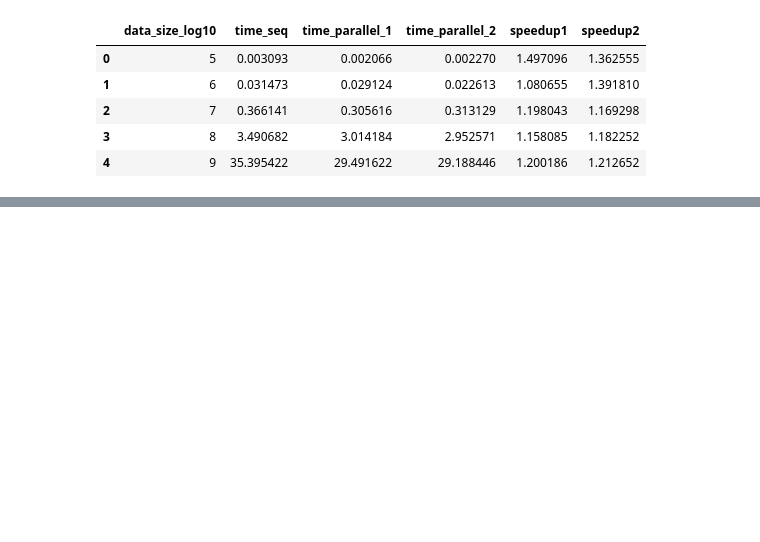
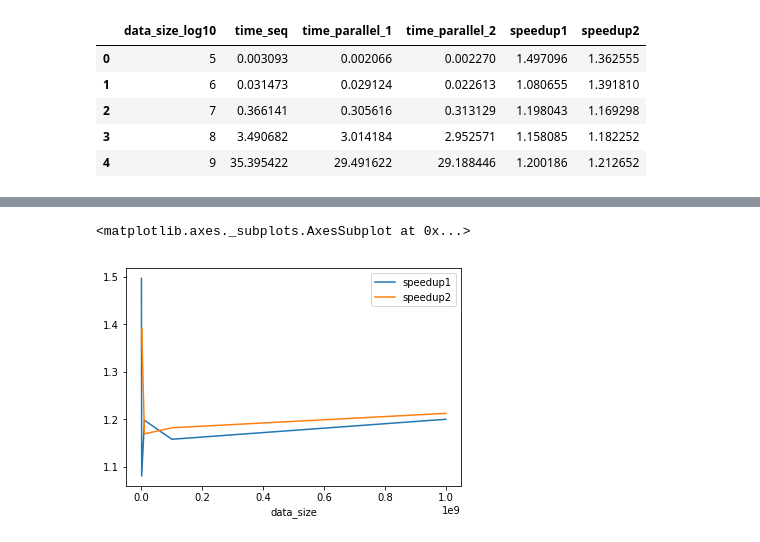
Before and after one commit to gahan9/DPS_lab, a Jupyter notebook: practical1/src/plotter.ipynb, the cells around one changed output, grey strips where cells are left out. Saved outputs shown, nothing was run; the diff lists cells and outputs as text; code cells hidden in the pictures; blank space fills up the shorter version.

```diff
--- a/practical1/src/plotter.ipynb
+++ b/practical1/src/plotter.ipynb
@@ -45,0 +52,5 @@ df.plot?
+# %%
+df.plot(kind='line', y=['speedup1', 'speedup2'], label="Sequential Time", x=['data_size'], legend=True)
+# %% [output]
+<matplotlib.axes._subplots.AxesSubplot at 0x...>
+[figure, added]
```
Also changed, not shown: parts of 9 cells of this notebook.
